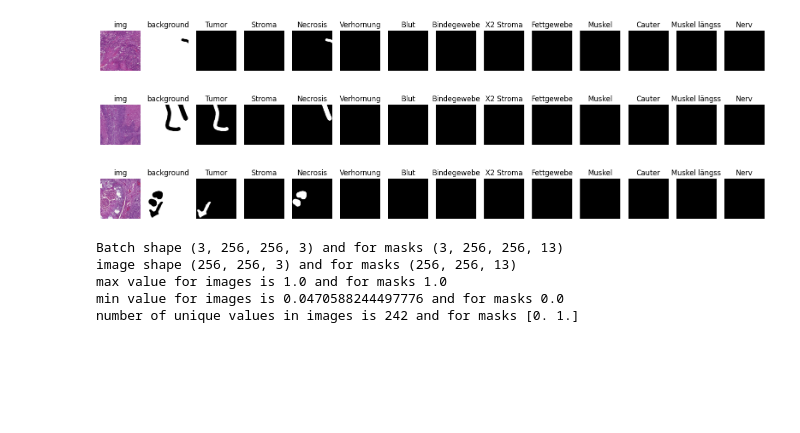
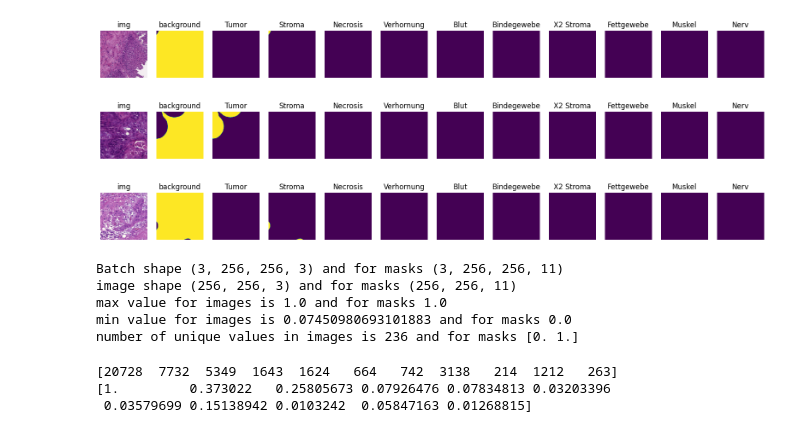
Before and after one commit to Hamed-kalak/UNet, a Jupyter notebook: Hancock.ipynb, the cells around one changed output. Saved outputs shown, nothing was run; the diff lists cells and outputs as text; code cells hidden in the pictures; blank space fills up the shorter version.

```diff
--- a/Hancock.ipynb
+++ b/Hancock.ipynb
@@ -18,7 +16,7 @@ import albumentations as A
 from PIL import Image
 from sklearn.model_selection import train_test_split
 # %%
-data_dir = 'D:/Hamed/Forschungsproject/Hancock 2/Tiles_2.0_512_256'
+data_dir = 'D:/Hamed/Forschungsproject/Hancock 2/Tiles_1.0_256_64_11'
 tile_size1 = (256,256)
 tile_size2 = (256,256,1)
 input_shape = (256,256,3)
@@ -55,6 +53,6 @@ for i in range(len(Y_train)):
     lbl_arr = np.array(lbl_arr)
     if len(np.unique(lbl_arr))>3:
         print(np.shape(lbl_arr),np.unique(lbl_arr))
-        plt.imshow(lbl_arr)
+        #plt.imshow(lbl_arr)
         break
 # %% [output]
@@ -83,15 +80,13 @@ class DataGenerator(keras.utils.Sequence):
             'X2 Stroma',
             'Fettgewebe',
             'Muskel',
-            'Cauter',
-            'Muskel längss',
             'Nerv']
         self.batch_size = batch_size
         self.list_labels = list_labels
         self.list_IDs = list_IDs
         self.shuffle = shuffle
         self.aug = aug
-        self.unique = np.arange(1, 13, 1)
+        self.unique = np.arange(0, 11, 1)
         self.on_epoch_end()
 
     def __len__(self):
@@ -136,18 +131,12 @@ class DataGenerator(keras.utils.Sequence):
             lbl_arr = Image.open(label_path)
             lbl_arr = lbl_arr.resize(tile_size1)
             lbl_arr = np.array(lbl_arr)
-            channels = np.zeros((np.shape(lbl_arr)[0], np.shape(lbl_arr)[1], 12), dtype=np.float32)
-
-            bg = np.zeros((np.shape(lbl_arr)[0], np.shape(lbl_arr)[1]))
+            channels = np.zeros((np.shape(lbl_arr)[0], np.shape(lbl_arr)[1], 11), dtype=np.float32)
 
             for i, value in enumerate(self.unique):
                 channels[:, :, i] = (lbl_arr == value).astype(np.uint8) * 255
 
-            bg = (lbl_arr == 0)
-            bg = np.reshape(bg,tile_size2)
             lbl_arr = channels
-            lbl_arr = np.concatenate((bg, lbl_arr), axis=2)
-
             lbl_arr[lbl_arr < 1] = 0
             lbl_arr[lbl_arr >= 1] = 1
 
@@ -172,16 +161,16 @@ class DataGenerator(keras.utils.Sequence):
             y_mask = y_images[dx]
 
             # Display original and transformed images side by side
-            fig, axs = plt.subplots(1, 14, figsize=(20, 10))
+            fig, axs = plt.subplots(1, 12, figsize=(20, 10))
 
             axs[0].imshow(x_images[dx])
             axs[0].set_title('img')
             axs[0].axis('off')
 
-            for i in range(1, 14):
-                axs[i].imshow(y_mask[:, :, i-1], cmap='gray')
-                axs[i].axis('off')  # Remove axes
-                axs[i].set_title(f'{self.class_names[i-1]}')
+            for i in range(0, 11):
+                axs[i+1].imshow(y_mask[:, :, i])
+                axs[i+1].axis('off')  # Remove axes
+                axs[i+1].set_title(f'{self.class_names[i]}')
             plt.show()
 
         print(f'Batch shape {np.shape(x_images)} and for masks {np.shape(y_images)}')
@@ -189,16 +178,42 @@ class DataGenerator(keras.utils.Sequence):
         print(f'max value for images is {np.max(x_images[dx])} and for masks {np.max(y_images[dx])}')
         print(f'min value for images is {np.min(x_images[dx])} and for masks {np.min(y_images[dx])}')
         print(f'number of unique values in images is {len(np.unique(x_images[dx]))} and for masks {np.unique(y_images[dx])}')
+
+    def count_class_occurrences(self):
+        'Counts the number of occurrences for each class in each channel of the mask'
+        class_occurrences = np.zeros((11), dtype=int)
+
+        for mask_path in self.list_labels:
+            lbl_arr = Image.open(mask_path)
+            lbl_arr = lbl_arr.resize(tile_size1)
+            lbl_arr = np.array(lbl_arr)
+
+
+            unique_classes= np.unique(lbl_arr)
+            unique_classes = unique_classes.astype(int)  # Convert to integers and exclude background class
+            class_occurrences[unique_classes] += 1
+
+        return class_occurrences
 # %%
-test = DataGenerator(x,y,batch_size=3,aug=0)
+test = DataGenerator(X_train,Y_train,batch_size=3,aug=0)
 a,b = test.__getitem__(1)
 test.viz(a,b)
 # %% [output]
-[figure, old version]
+[figure, new version]
-[figure, old version]
+[figure, new version]
-[figure, old version]
+[figure, new version]
-Batch shape (3, 256, 256, 3) and for masks (3, 256, 256, 13)
-image shape (256, 256, 3) and for masks (256, 256, 13)
+Batch shape (3, 256, 256, 3) and for masks (3, 256, 256, 11)
+image shape (256, 256, 3) and for masks (256, 256, 11)
 max value for images is 1.0 and for masks 1.0
-min value for images is 0.0470588244497776 and for masks 0.0
-number of unique values in images is 242 and for masks [0. 1.]
+min value for images is 0.07450980693101883 and for masks 0.0
+number of unique values in images is 236 and for masks [0. 1.]
+# %%
+class_occurrences = test.count_class_occurrences()
+print(class_occurrences)
+class_weights = class_occurrences / class_occurrences[0]
+class_weights[0]=0.0
+print(class_weights)
+# %% [output]
+[20728  7732  5349  1643  1624   664   742  3138   214  1212   263]
+[1.         0.373022   0.25805673 0.07926476 0.07834813 0.03203396
+ 0.03579699 0.15138942 0.0103242  0.05847163 0.01268815]
```
Also changed, not shown: parts of 16 cells of this notebook, 3 other files.
